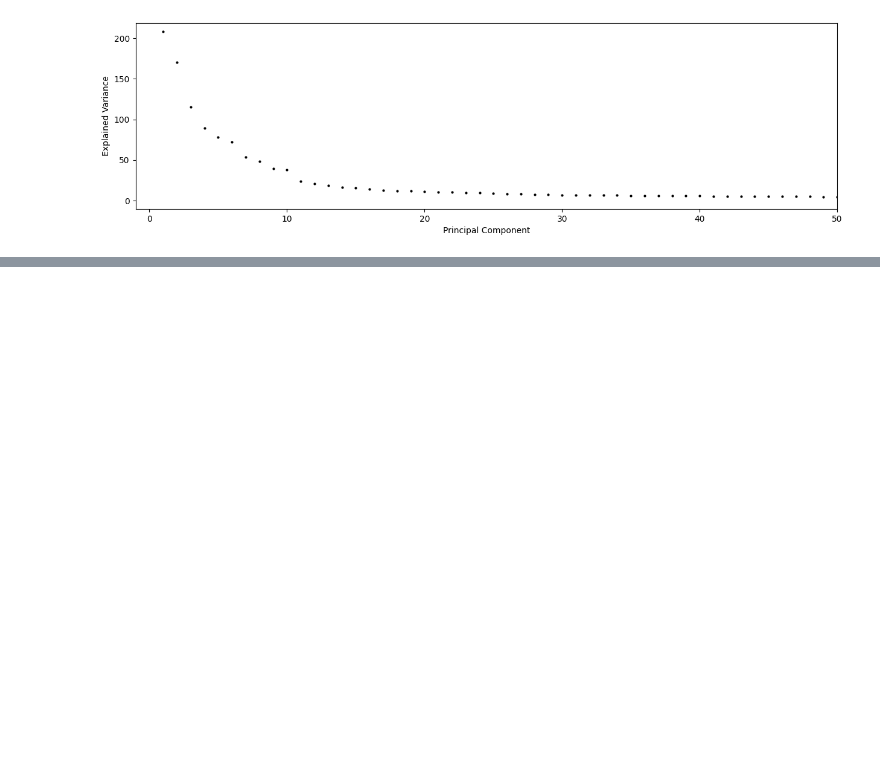
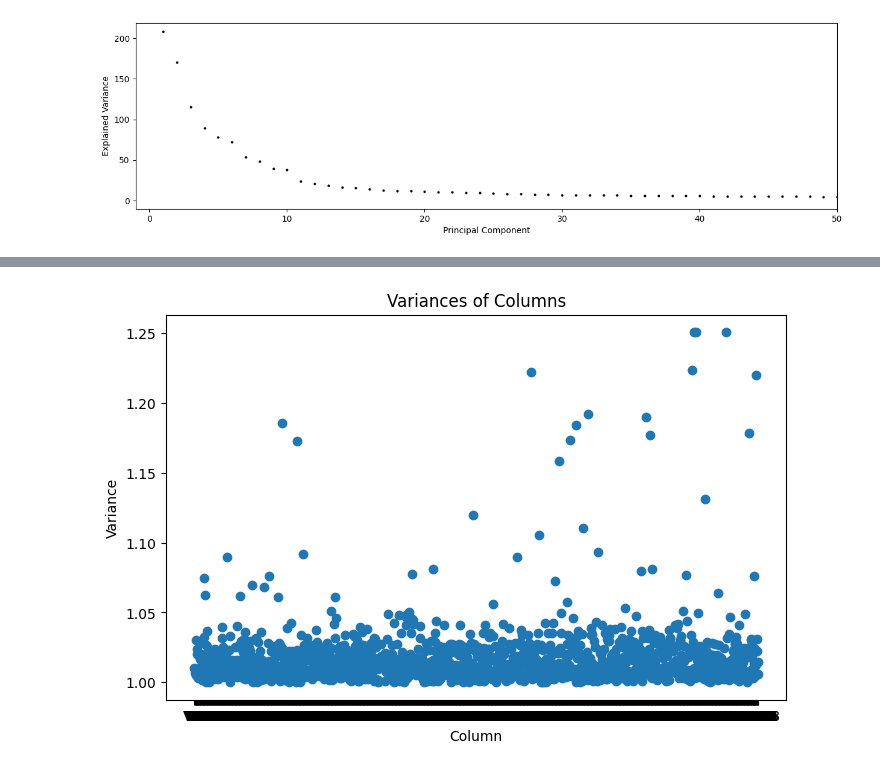
Before and after one commit to FelixJons/mve411-big-data-stats, a Jupyter notebook: MVE441_Project1.ipynb, the cells around one changed output, grey strips where cells are left out. Cells and saved outputs as stored; diff of their text form; code cells hidden in the pictures; blank space fills up the shorter version.

```diff
--- a/MVE441_Project1.ipynb
+++ b/MVE441_Project1.ipynb
@@ -196,0 +231,11 @@ Optimal number of components: 11
+# %%
+variances = X_train.iloc[:, :-1].var()
+
+plt.figure(figsize=(8, 5))
+plt.plot(variances[variances > 1], 'o')
+plt.title('Variances of Columns')
+plt.xlabel('Column')
+plt.ylabel('Variance')
+plt.show()
+# %% [output]
+[figure, added]
```
Also changed, not shown: parts of 8 cells of this notebook, 1 other file.
